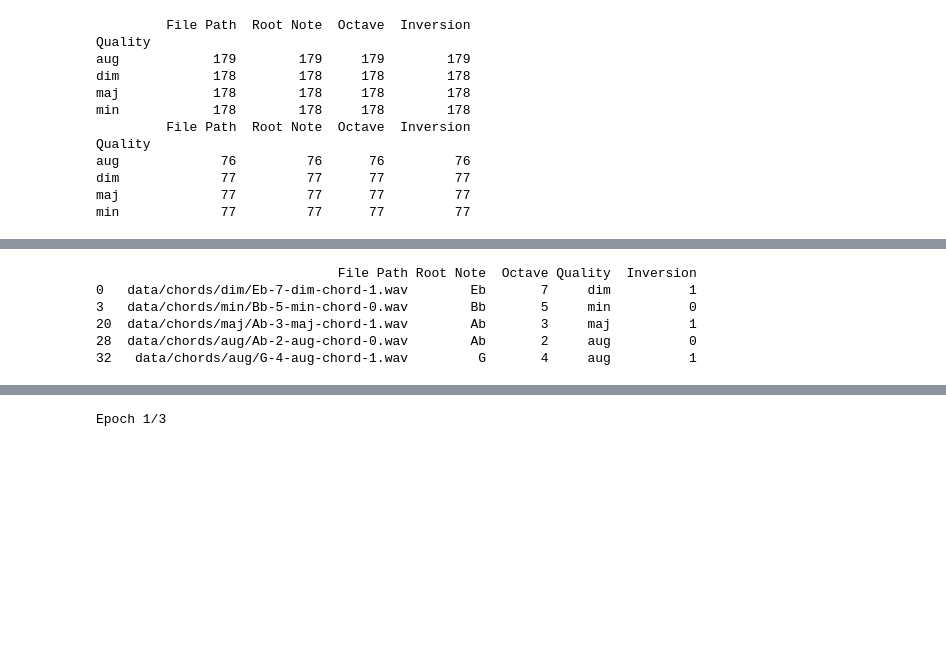
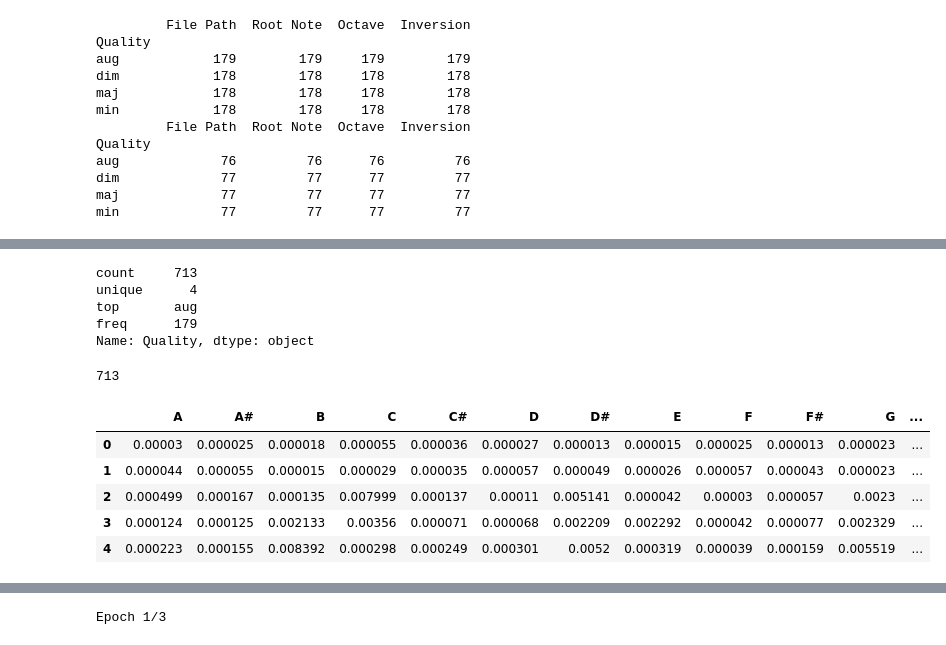
Before and after one commit to adrianmc15/MATH156-Chord-Transcription, a Jupyter notebook: stage_3_cnn_classifier_part_1.ipynb, the cells around one changed output, grey strips where cells are left out. Saved outputs shown, nothing was run; the diff lists cells and outputs as text; code cells hidden in the pictures; blank space fills up the shorter version.

```diff
--- a/stage_3_cnn_classifier_part_1.ipynb
+++ b/stage_3_cnn_classifier_part_1.ipynb
@@ -123,3 +119,13 @@ len(train_set)
+# %%
+len(train_set)
+# summarise the data
+train_set['Quality'].describe()
+# %% [output]
+count     713
+unique      4
+top       aug
+freq      179
+Name: Quality, dtype: object
 # %%
 # preprocessing:
 def preprocess(fileName):
@@ -130,6 +136,28 @@ def preprocess(fileName):
     fft_freq = fft.rfftfreq(len(data),1./rate)
     note_volumes = []
     for note in NOTES:
+
         note_volumes.append(get_note_volume(note,fft_image,fft_freq))
+    # print(note_volumes)
 
     return note_volumes
+
+# create a new dataframe with the note volumes
+train_note_volumes = pd.DataFrame(columns=NOTES)
+test_note_volumes = pd.DataFrame(columns=NOTES)
+
+for i in tqdm(range(len(train_set))):
+    fileName = train_set['File Path'].iloc[i]
+    note_volumes = preprocess(fileName)
+    # print the shape of note_volumes
+    # print(note_volumes.shape)
+    for j in range(len(note_volumes)):
+        train_note_volumes.at[i, NOTES[j]] = note_volumes[j]
+
+for i in tqdm(range(len(test_set))):
+    fileName = test_set['File Path'].iloc[i]
+    note_volumes = preprocess(fileName)
+    for j in range(len(note_volumes)):
+        test_note_volumes.at[i, NOTES[j]] = note_volumes[j]
+        # test_set.iloc[i][NOTES[j]] = note_volumes[j]
+        # test_set.at[i, NOTES[j]] = note_volumes[j]
@@ -162,9 +164,32 @@ test_set_note_volumes.to_csv('data/test_set_note_volumes.csv')
-# %%
-print(train_set.head())
-# %% [output]
-                               File Path Root Note  Octave Quality  Inversion
-0   data/chords/dim/Eb-7-dim-chord-1.wav        Eb       7     dim          1
-3   data/chords/min/Bb-5-min-chord-0.wav        Bb       5     min          0
-20  data/chords/maj/Ab-3-maj-chord-1.wav        Ab       3     maj          1
-28  data/chords/aug/Ab-2-aug-chord-0.wav        Ab       2     aug          0
-32   data/chords/aug/G-4-aug-chord-1.wav         G       4     aug          1
+# %%
+
+# summarise the quality column in train_set
+train_set['Quality'].describe()
+
+# show each quality in train_set and how many there are
+train_set.groupby(['Quality']).count()
+
+
+# how many nan values are there in the train_set?
+
+# add the qualities to the note_volumes dataframe
+# train_note_volumes['Quality'] = train_set['Quality']
+# test_note_volumes['Quality'] = test_set['Quality']
+
+len(train_note_volumes)
+
+
+# print(train_set)
+# %% [output]
+713
+# %%
+train_note_volumes['Quality'].isnull().sum()
+train_note_volumes['Quality'].describe()
+train_note_volumes.head()
+# %% [output]
+|  | A | A# | B | C | C# | D | D# | E | F | F# | G | ... |
+| 0 | 0.00003 | 0.000025 | 0.000018 | 0.000055 | 0.000036 | 0.000027 | 0.000013 | 0.000015 | 0.000025 | 0.000013 | 0.000023 | ... |
+| 1 | 0.000044 | 0.000055 | 0.000015 | 0.000029 | 0.000035 | 0.000057 | 0.000049 | 0.000026 | 0.000057 | 0.000043 | 0.000023 | ... |
+| 2 | 0.000499 | 0.000167 | 0.000135 | 0.007999 | 0.000137 | 0.00011 | 0.005141 | 0.000042 | 0.00003 | 0.000057 | 0.0023 | ... |
+| 3 | 0.000124 | 0.000125 | 0.002133 | 0.00356 | 0.000071 | 0.000068 | 0.002209 | 0.002292 | 0.000042 | 0.000077 | 0.002329 | ... |
+| 4 | 0.000223 | 0.000155 | 0.008392 | 0.000298 | 0.000249 | 0.000301 | 0.0052 | 0.000319 | 0.000039 | 0.000159 | 0.005519 | ... |
```
Also changed, not shown: parts of 13 cells of this notebook.
